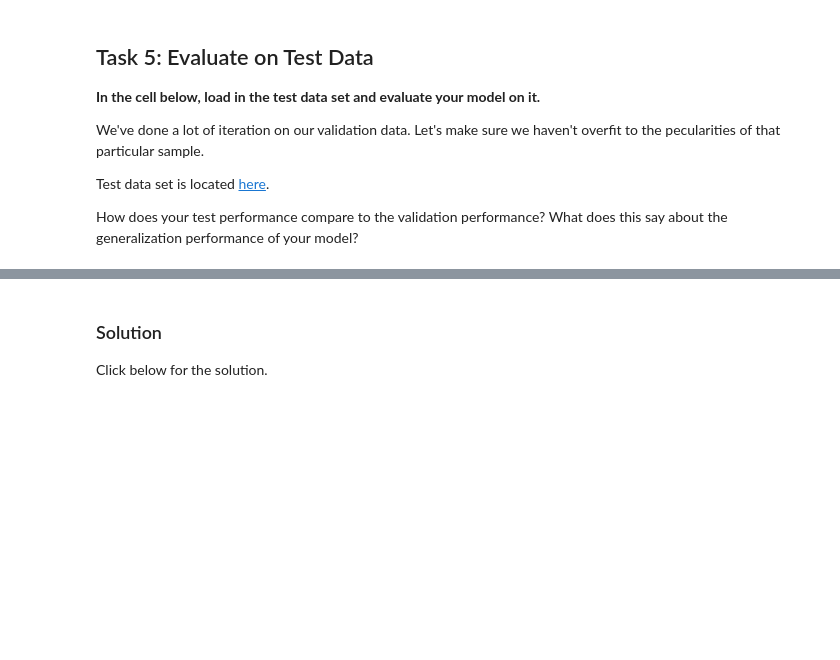
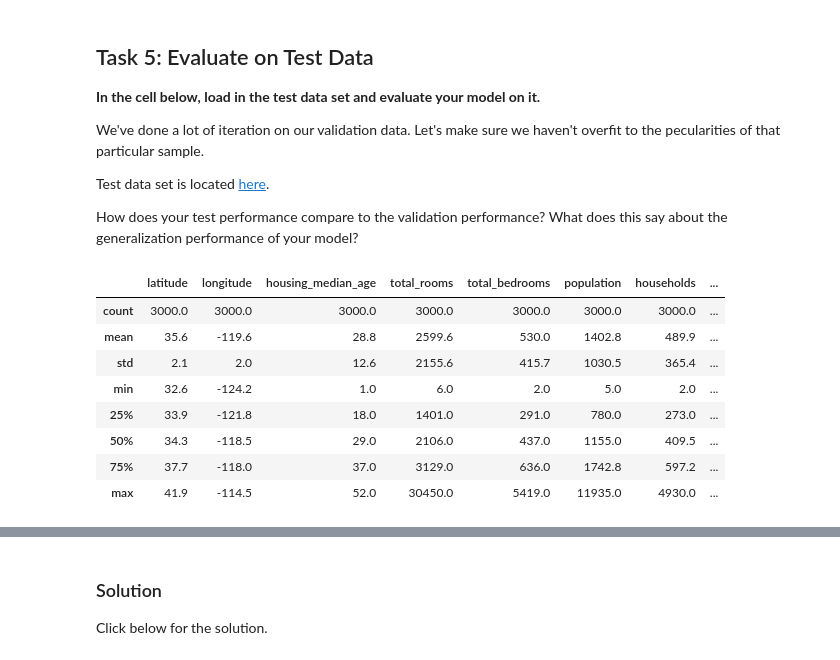
Before and after one commit to GlitchBox/ML-crash-course, a Jupyter notebook: validation.ipynb, the cells around one changed output, grey strips where cells are left out. Cells and saved outputs as stored; diff of their text form; code cells hidden in the pictures; blank space fills up the shorter version.

```diff
--- a/validation.ipynb
+++ b/validation.ipynb
@@ -657,5 +683,17 @@ How does your test performance compare to the validation performance?  What does
 # %%
 california_housing_test_data = pd.read_csv("https://download.mlcc.google.com/mledu-datasets/california_housing_test.csv", sep=",")
 #
 # YOUR CODE HERE
 #
+test_examples = preprocess_features(california_housing_test_data)
+test_examples.describe()
+# %% [output]
+|  | latitude | longitude | housing_median_age | total_rooms | total_bedrooms | population | households | ... |
+| count | 3000.0 | 3000.0 | 3000.0 | 3000.0 | 3000.0 | 3000.0 | 3000.0 | ... |
+| mean | 35.6 | -119.6 | 28.8 | 2599.6 | 530.0 | 1402.8 | 489.9 | ... |
+| std | 2.1 | 2.0 | 12.6 | 2155.6 | 415.7 | 1030.5 | 365.4 | ... |
+| min | 32.6 | -124.2 | 1.0 | 6.0 | 2.0 | 5.0 | 2.0 | ... |
+| 25% | 33.9 | -121.8 | 18.0 | 1401.0 | 291.0 | 780.0 | 273.0 | ... |
+| 50% | 34.3 | -118.5 | 29.0 | 2106.0 | 437.0 | 1155.0 | 409.5 | ... |
+| 75% | 37.7 | -118.0 | 37.0 | 3129.0 | 636.0 | 1742.8 | 597.2 | ... |
+| max | 41.9 | -114.5 | 52.0 | 30450.0 | 5419.0 | 11935.0 | 4930.0 | ... |
```
Also changed, not shown: parts of 12 cells of this notebook.
